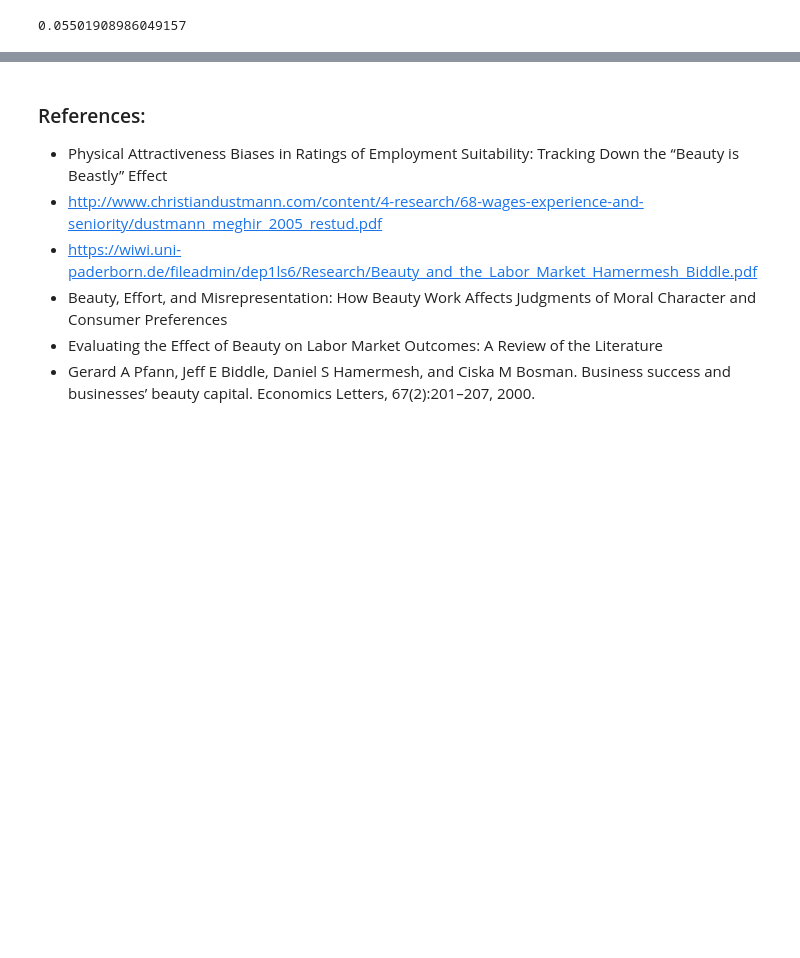
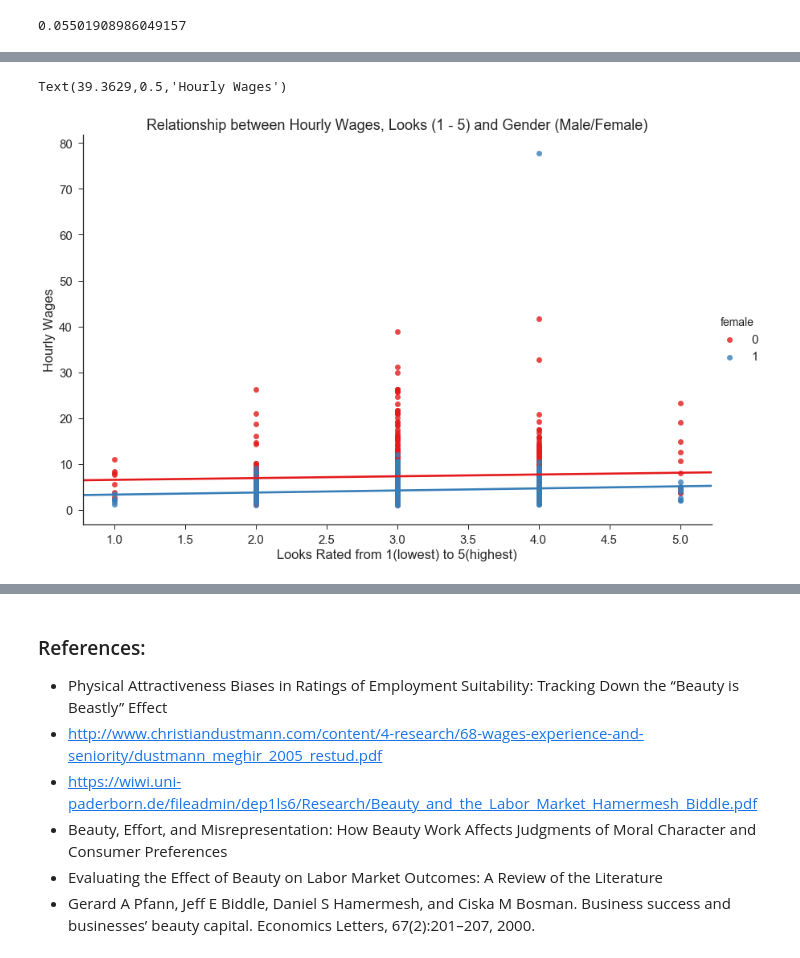
Before and after one commit to shrutirao94/beauty-and-the-labour-market, a Jupyter notebook: Beauty and the Labour Market.ipynb, the cells around one changed output, grey strips where cells are left out. Drawn from its saved outputs; the diff is of its cells as text; code cells hidden in the pictures; blank space fills up the shorter version.

```diff
--- a/Beauty and the Labour Market.ipynb
+++ b/Beauty and the Labour Market.ipynb
@@ -290,0 +372,15 @@ Warnings:
+# %%
+#Set style
+sns.set_context("notebook", font_scale=1.5)
+sns.set_style("ticks")
+
+# Plot Data
+g = sns.lmplot(x="looks", y="wage", hue ='female', size=8, ci=None, data=data, aspect=1.5, palette='Set1')
+
+# Plot Labels
+plt.title("Relationship between Hourly Wages, Looks (1 - 5) and Gender (Male/Female)")
+plt.xlabel('Looks Rated from 1(lowest) to 5(highest)')
+plt.ylabel('Hourly Wages')
+# %% [output]
+Text(39.3629,0.5,'Hourly Wages')
+[figure, added]
```
Also changed, not shown: parts of 19 cells of this notebook.
